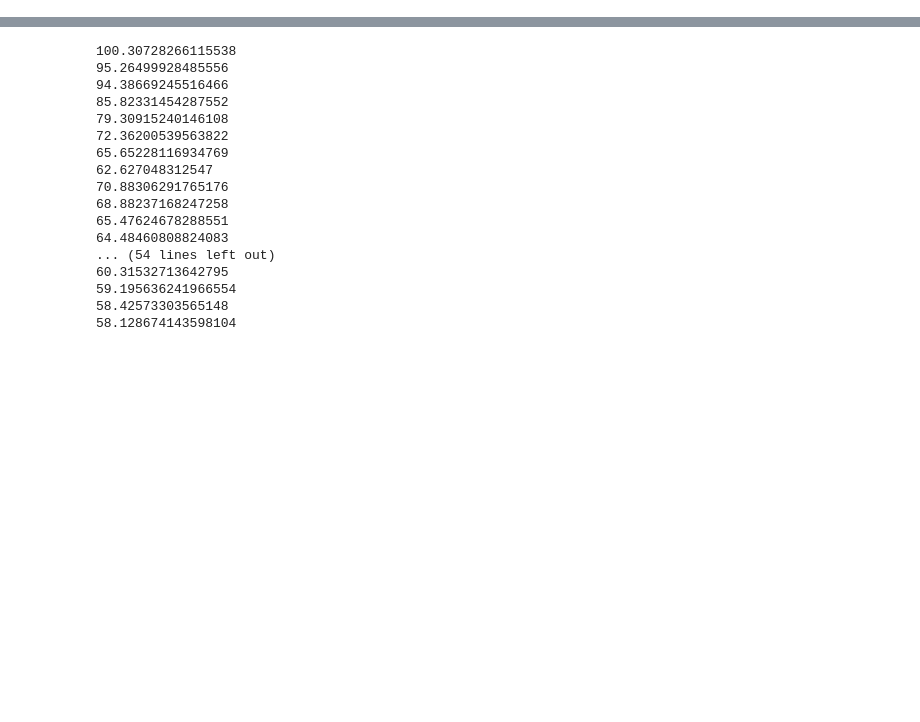
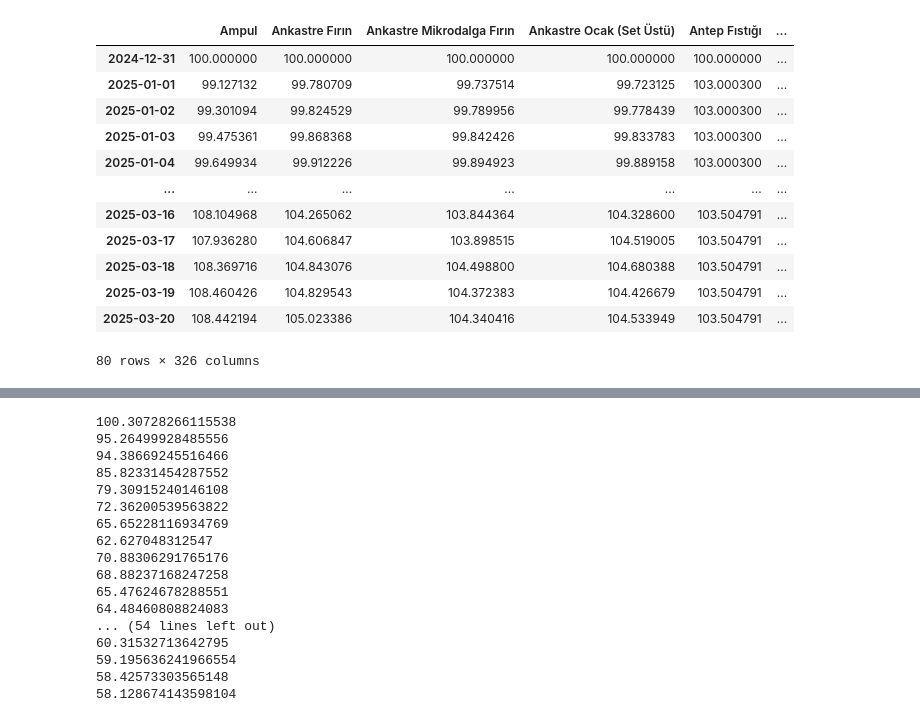
Before and after one commit to kaboya19/web-tufe-streamlit, a Jupyter notebook: bülten.ipynb, the cells around one changed output, grey strips where cells are left out. Drawn from its saved outputs; the diff is of its cells as text; code cells hidden in the pictures; blank space fills up the shorter version.

```diff
--- a/bülten.ipynb
+++ b/bülten.ipynb
@@ -11,3 +10,19 @@ harcama_grupları=pd.read_csv("harcama_grupları.csv",index_col=0)
 harcama_grupları.index=pd.to_datetime(harcama_grupları.index)
 özelgöstergeler=pd.read_csv("özelgöstergeler.csv",index_col=0)
 özelgöstergeler.index=pd.to_datetime(özelgöstergeler.index)
+# %%
+endeksler
+# %% [output]
+|  | Ampul | Ankastre Fırın | Ankastre Mikrodalga Fırın | Ankastre Ocak (Set Üstü) | Antep Fıstığı | ... |
+| 2024-12-31 | 100.000000 | 100.000000 | 100.000000 | 100.000000 | 100.000000 | ... |
+| 2025-01-01 | 99.127132 | 99.780709 | 99.737514 | 99.723125 | 103.000300 | ... |
+| 2025-01-02 | 99.301094 | 99.824529 | 99.789956 | 99.778439 | 103.000300 | ... |
+| 2025-01-03 | 99.475361 | 99.868368 | 99.842426 | 99.833783 | 103.000300 | ... |
+| 2025-01-04 | 99.649934 | 99.912226 | 99.894923 | 99.889158 | 103.000300 | ... |
+| ... | ... | ... | ... | ... | ... | ... |
+| 2025-03-16 | 108.104968 | 104.265062 | 103.844364 | 104.328600 | 103.504791 | ... |
+| 2025-03-17 | 107.936280 | 104.606847 | 103.898515 | 104.519005 | 103.504791 | ... |
+| 2025-03-18 | 108.369716 | 104.843076 | 104.498800 | 104.680388 | 103.504791 | ... |
+| 2025-03-19 | 108.460426 | 104.829543 | 104.372383 | 104.426679 | 103.504791 | ... |
+| 2025-03-20 | 108.442194 | 105.023386 | 104.340416 | 104.533949 | 103.504791 | ... |
+80 rows × 326 columns
```
Also changed, not shown: parts of 3 cells of this notebook, 15 other files.
